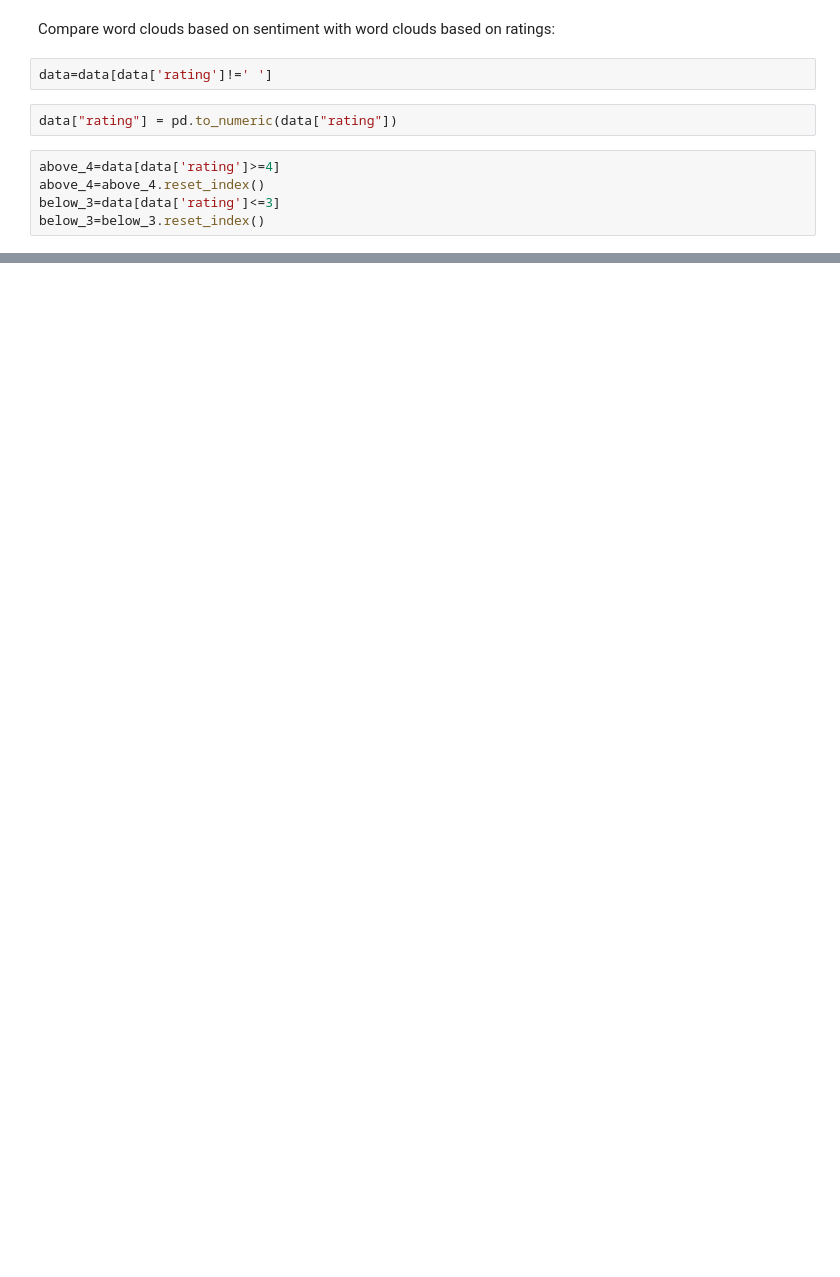
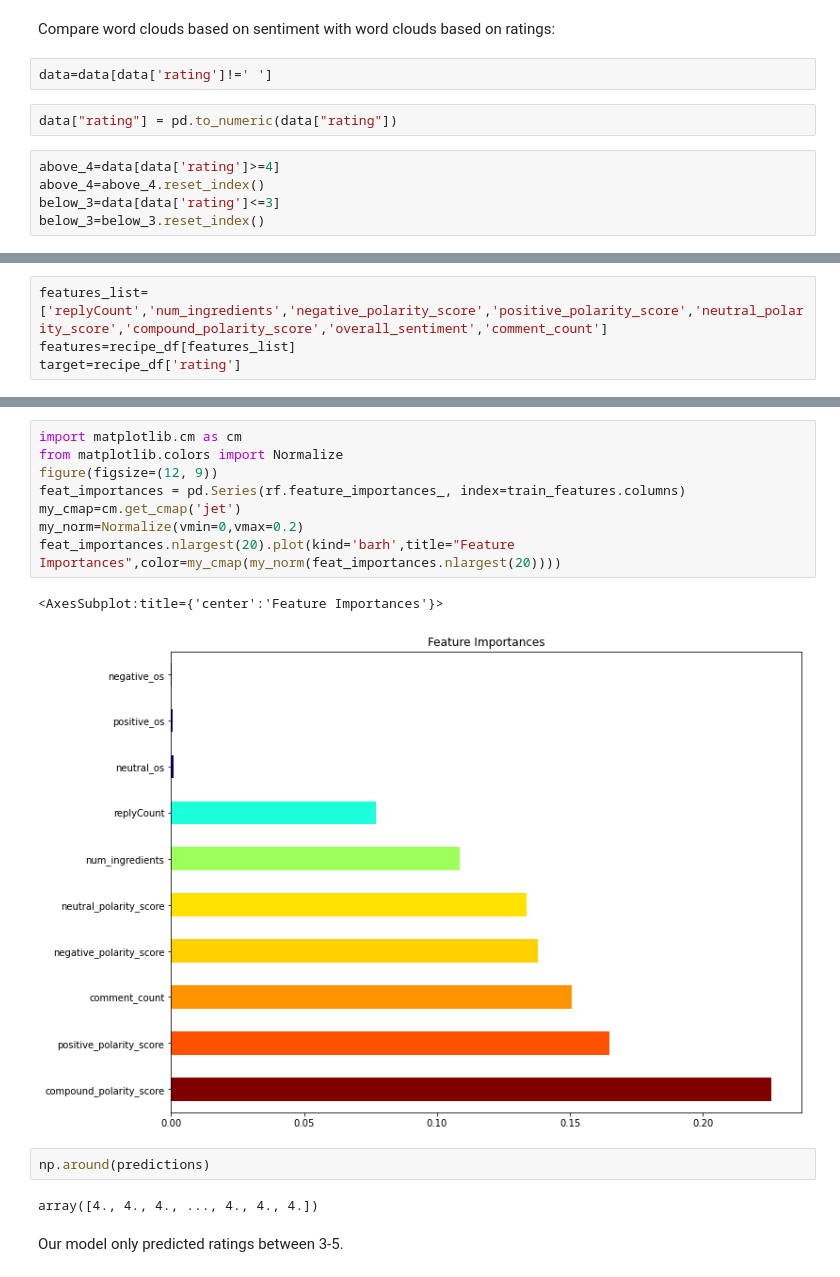
Before and after one commit to eruse7873/final_cabd, a Jupyter notebook: CABD_FinalProject.ipynb, the cells around one changed output, grey strips where cells are left out. Drawn from its saved outputs; the diff is of its cells as text; blank space fills up the shorter version.

```diff
--- a/CABD_FinalProject.ipynb
+++ b/CABD_FinalProject.ipynb
@@ -507,0 +440,4 @@ plt.hist(np.around(predictions))
+# %%
+features_list= ['replyCount','num_ingredients','negative_polarity_score','positive_polarity_score','neutral_polarity_score','compound_polarity_score','overall_sentiment','comment_count']
+features=recipe_df[features_list]
+target=recipe_df['rating']
@@ -507,0 +530,17 @@ plt.hist(np.around(predictions))
+# %%
+import matplotlib.cm as cm
+from matplotlib.colors import Normalize
+figure(figsize=(12, 9))
+feat_importances = pd.Series(rf.feature_importances_, index=train_features.columns)
+my_cmap=cm.get_cmap('jet')
+my_norm=Normalize(vmin=0,vmax=0.2)
+feat_importances.nlargest(20).plot(kind='barh',title="Feature Importances",color=my_cmap(my_norm(feat_importances.nlargest(20))))
+# %% [output]
+<AxesSubplot:title={'center':'Feature Importances'}>
+[figure, added]
+# %%
+np.around(predictions)
+# %% [output]
+array([4., 4., 4., ..., 4., 4., 4.])
+# %% [markdown]
+Our model only predicted ratings between 3-5.
```
Also changed, not shown: parts of 63 cells of this notebook.
